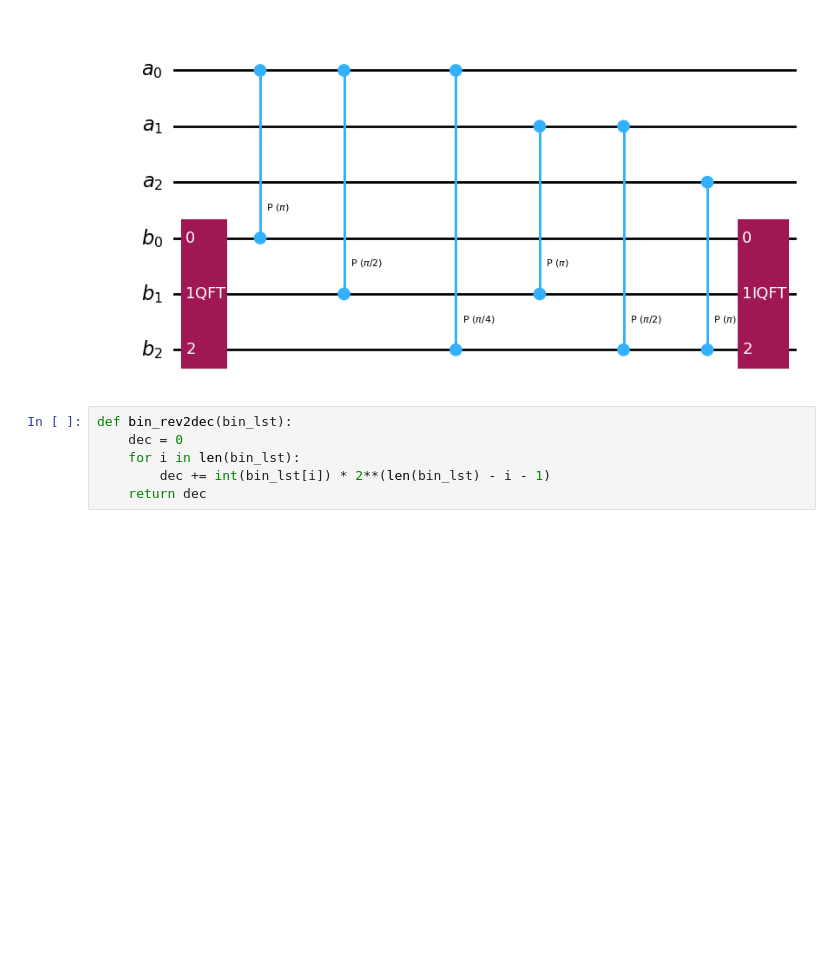
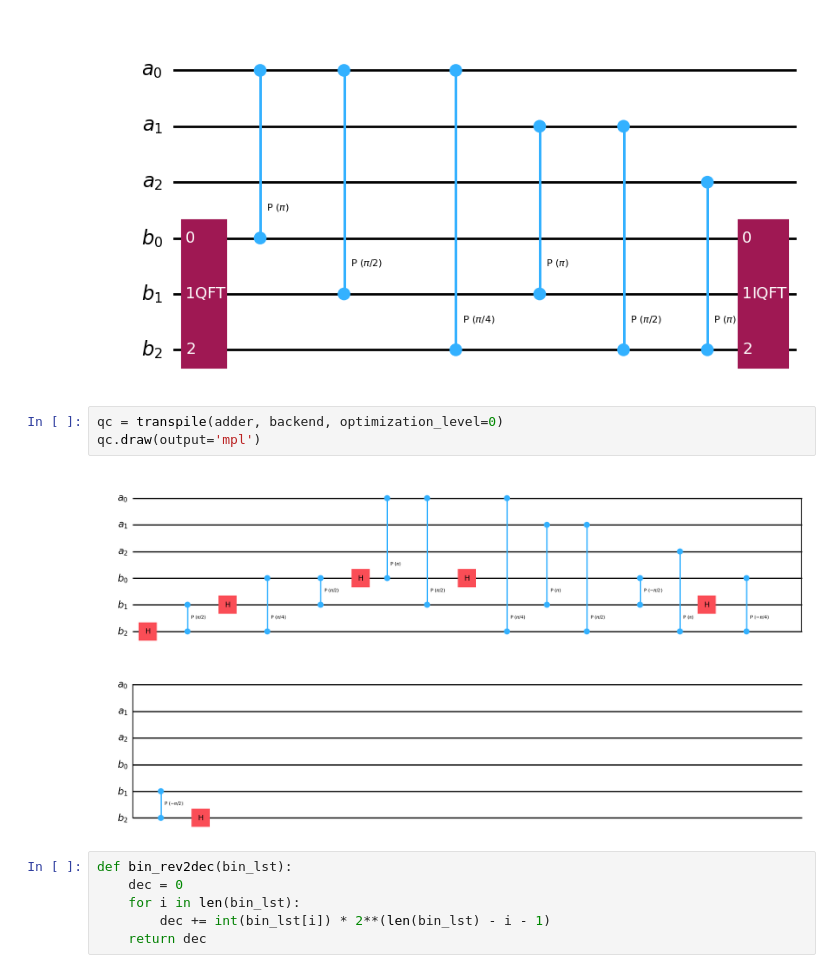
Before and after one commit to xuelx1/LearnQC, a Jupyter notebook: add_mul.ipynb, the cells around one changed output. Drawn from its saved outputs; the diff is of its cells as text; blank space fills up the shorter version.

```diff
--- a/add_mul.ipynb
+++ b/add_mul.ipynb
@@ -17,6 +17,11 @@ adder = DraperQFTAdder(3).decompose()
 adder.draw(output='mpl')
 # %% [output]
 [figure]
+# %%
+qc = transpile(adder, backend, optimization_level=0)
+qc.draw(output='mpl')
+# %% [output]
+[figure, added]
 # %%
 def bin_rev2dec(bin_lst):
     dec = 0
```
Also changed, not shown: 1 other file.
